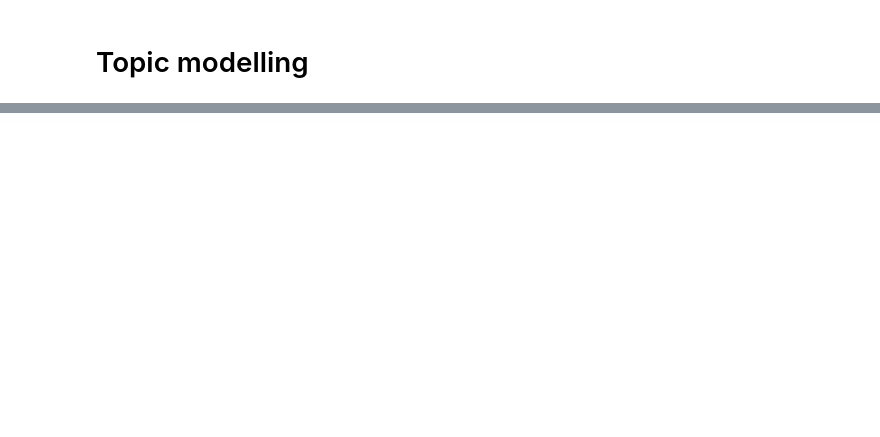
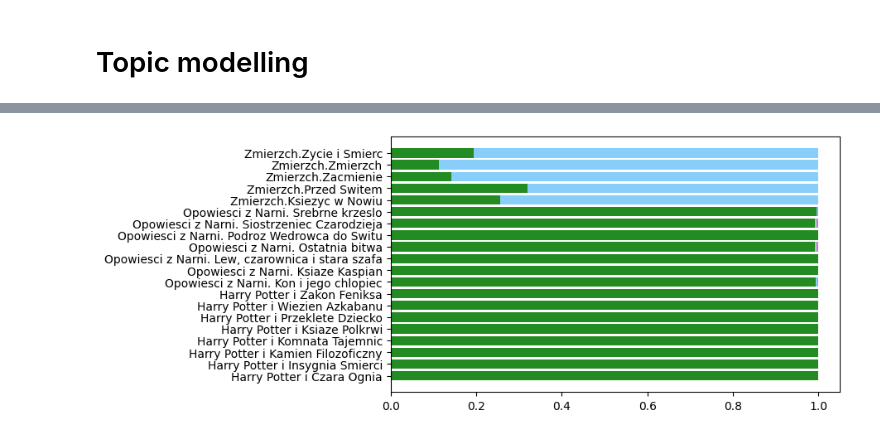
Before and after one commit to AnnaMalgorzata/Przetwarzanie-jezyka-naturalnego, a Jupyter notebook: text_mining.ipynb, the cells around one changed output, grey strips where cells are left out. Saved outputs shown, nothing was run; the diff lists cells and outputs as text; code cells hidden in the pictures; blank space fills up the shorter version.

```diff
--- a/text_mining.ipynb
+++ b/text_mining.ipynb
@@ -280,0 +274,11 @@ plot_top_words(nmf_kl, feature_names, n_top_features, "Tematy w modelu NMF Uogó
+# %%
+docs_topics = pd.DataFrame(lda.transform(counts_tf), columns=['Topic 1', 'Topic 2', 'Topic 3'])
+docs_topics.index = [file_name.replace(".txt", "") for file_name in files_names]
+plt.figure(figsize=(7,4))
+colors = ['forestgreen', 'lightskyblue', 'hotpink']
+left = [0] * len(docs_topics)
+for i, col in enumerate(docs_topics.columns):
+    plt.barh(docs_topics.index, docs_topics[col], left=left, label=col, color=colors[i])
+    left=[left[j]+docs_topics[col].iloc[j] for j in range(len(docs_topics))]
+# %% [output]
+[figure, added]
```
Also changed, not shown: parts of 22 cells of this notebook, 26 other files.
